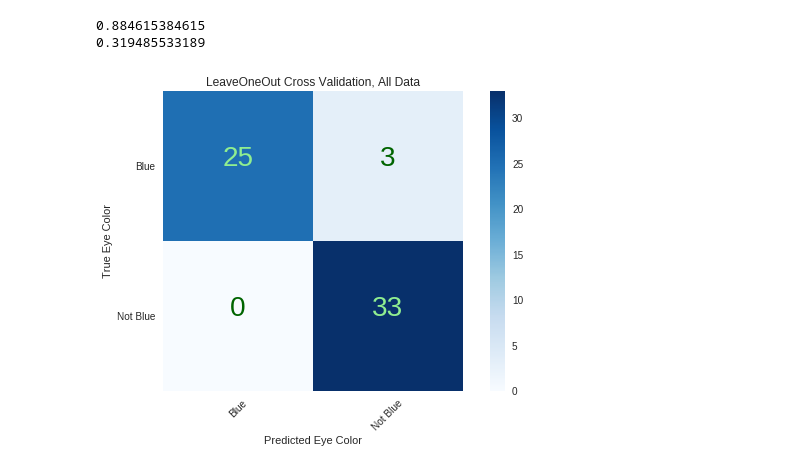
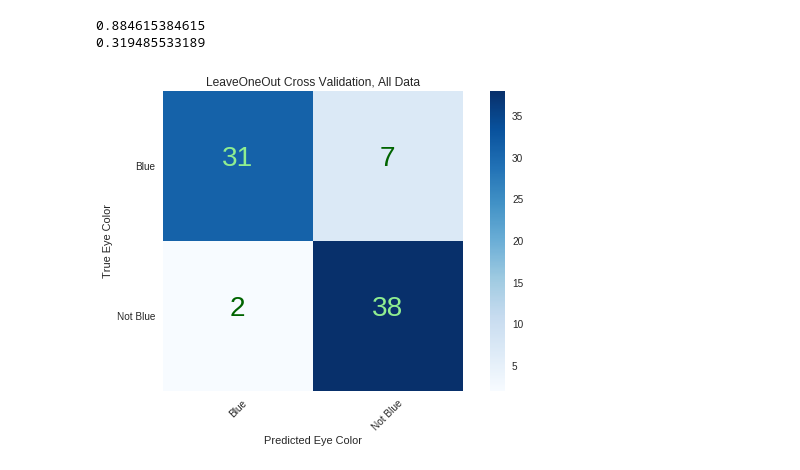
Before and after one commit to kevin-fang/lightning-eye-classifier, a Jupyter notebook: notebooks/leftEyeClassifierTesting.ipynb, the cells around one changed output. Cells and saved outputs as stored; diff of their text form; code cells hidden in the pictures.

Commit message:
Added better graph generation

```diff
--- a/notebooks/leftEyeClassifierTesting.ipynb
+++ b/notebooks/leftEyeClassifierTesting.ipynb
@@ -237,34 +237,34 @@ print leftEyeList[incorrTiles]
 # %%
 # create confusion matrix - code taken from Sarah's blood type prediction
 #cnf_matrix = confusion_matrix(predicted, tested)
-cnf_matrix = np.array([[25, 3], [0, 33]])
+cnf_matrix = np.array([[31, 7], [2, 38]])
 plt.imshow(cnf_matrix, interpolation='nearest', cmap=plt.cm.Blues)
 plt.ylabel('True Eye Color')
 plt.xlabel('Predicted Eye Color')
 
 classes = ['Blue','Not Blue']
 plt.title("LeaveOneOut Cross Validation, All Data")
 plt.grid('off')
 plt.colorbar()
 tick_marks = np.arange(len(classes))
 plt.xticks(tick_marks, classes, rotation=45)
 plt.yticks(tick_marks, classes)
 
 for i in range(cnf_matrix.shape[0]):
     for j in range(cnf_matrix.shape[1]):
         if cnf_matrix[i, j] > 20:
             plt.text(j, i, cnf_matrix[i, j],
                      horizontalalignment="center",
                      fontsize=28,
                      color="lightgreen")
         else:
             plt.text(j, i, cnf_matrix[i, j],
                      horizontalalignment="center",
                      fontsize=28,
                      color="darkgreen")
 
 plt.gcf().subplots_adjust(left=0.25, bottom = 0.35)
 plt.tight_layout()
 plt.savefig('../images/blue_confusion_all_data.png',format='png',dpi=900)
 # %% [output]
-[figure, old version]
+[figure, new version]
```
Also changed, not shown: 1 other file.
